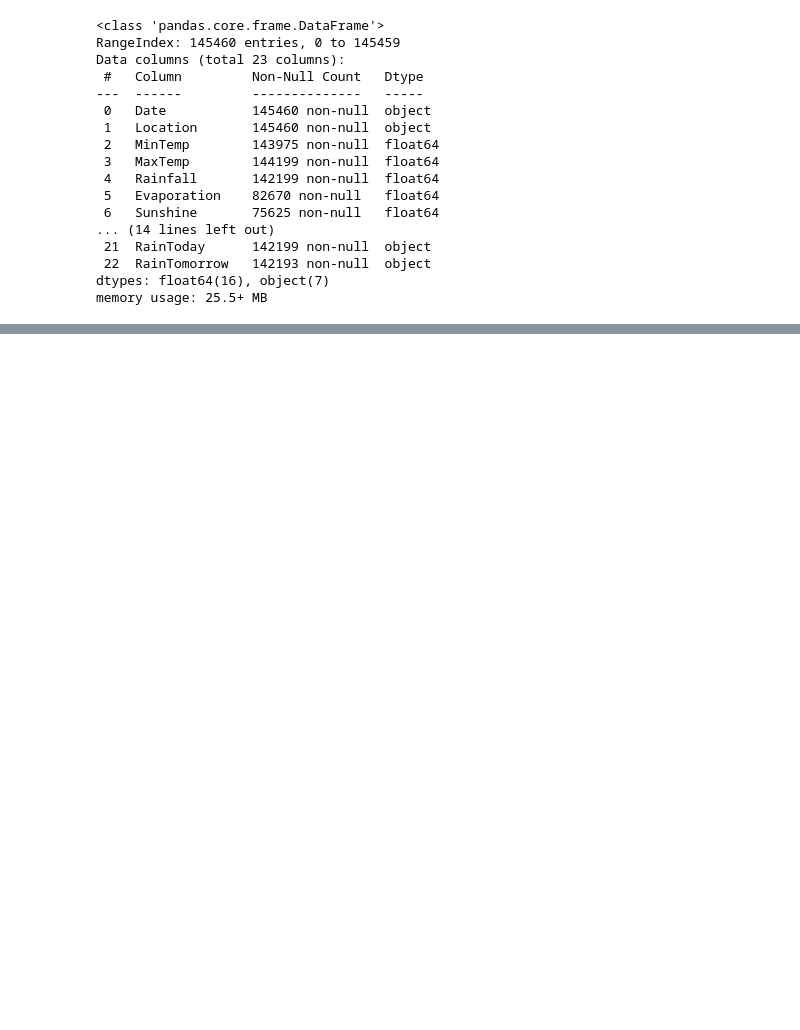
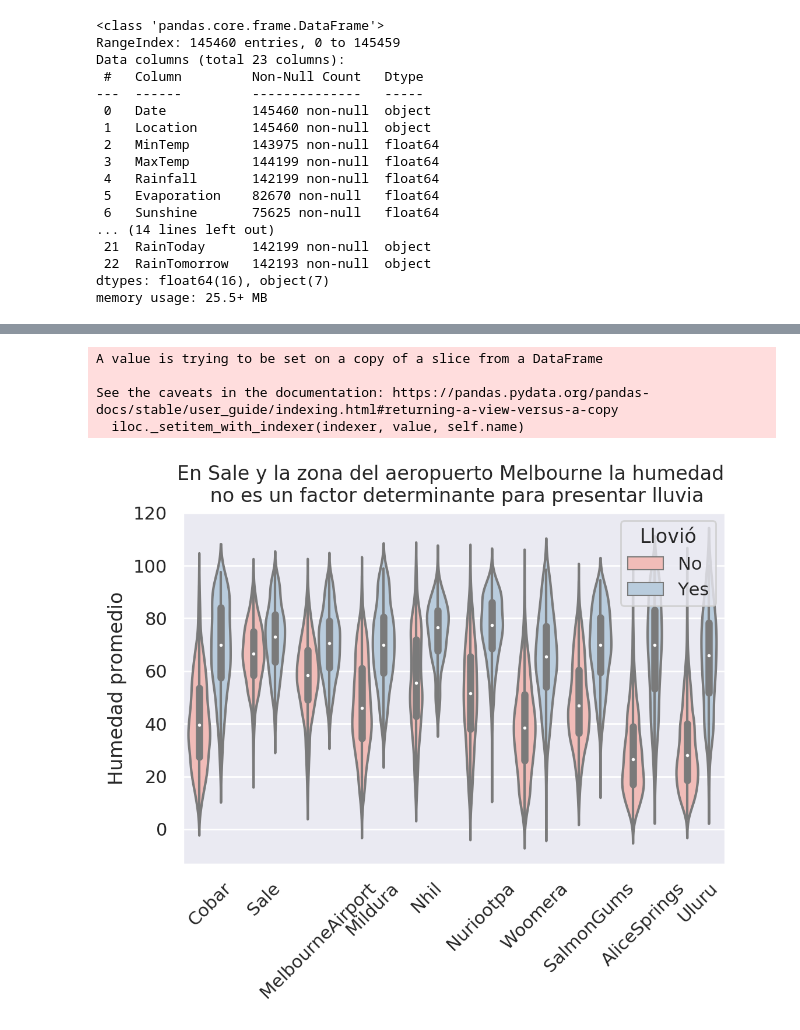
Before and after one commit to shizus/delayed-vicious-cat, a Jupyter notebook: WeatherAUS.ipynb, the cells around one changed output, grey strips where cells are left out. Cells and saved outputs as stored; diff of their text form; code cells hidden in the pictures; blank space fills up the shorter version.

```diff
--- a/WeatherAUS.ipynb
+++ b/WeatherAUS.ipynb
@@ -90,0 +162,25 @@ ax.set(title='Lluvia según la dirección del viento a la mañana',xlabel='Direc
+# %%
+less_rainy_locations = mean_rainnfall_by_location.sort_values(by='Rainfall').head(10)
+data = df[df['Location'].isin(less_rainy_locations.reset_index()['Location'])]
+
+data.loc['RainToday'] = data['RainToday'].replace({0:'No', 1:'Si'})
+data = data.rename(columns={'RainToday':'Llovió'})
+
+ax = sns.violinplot(x="Location", y="HumidityMean", hue="Llovió", data=data, palette="Pastel1", aspect=.1)
+ax.set(title='En Sale y la zona del aeropuerto Melbourne la humedad \n no es un factor determinante para presentar lluvia')
+# ax.set_xticklabels(['Enero','Febrero','Marzo', 'Abril', 'Mayo', 'Junio', 'Julio', 'Agosto', 'Septiembre', 'Octubre', 'Noviembre', 'Diciembre'])
+ax.set(ylabel='Humedad promedio', xlabel='')
+
+sns.set(rc={"figure.dpi": 200, 'savefig.dpi': 200})
+# sns.set(rc={'figure.figsize':(1,1)})
+plt.xticks(rotation = 45)
+# plt.legend(ax.legend_.legendHandles, loc='lower right', labels=['Si', 'No'])
+# plt.legend(loc='lower right', title='Llovio')
+
+plt.show()
+# %% [output]
+A value is trying to be set on a copy of a slice from a DataFrame
+
+See the caveats in the documentation: https://pandas.pydata.org/pandas-docs/stable/user_guide/indexing.html#returning-a-view-versus-a-copy
+  iloc._setitem_with_indexer(indexer, value, self.name)
+[figure, added]
```
Also changed, not shown: parts of 14 cells of this notebook.
